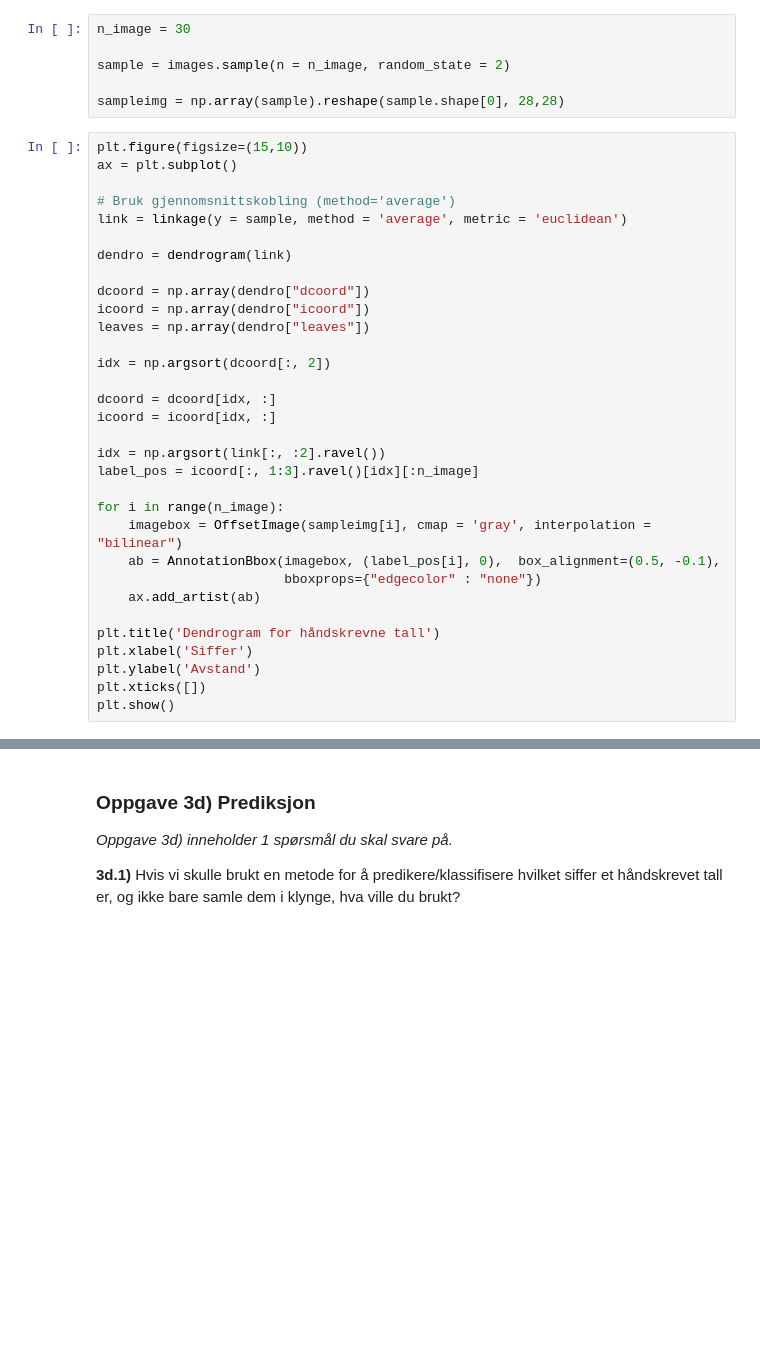
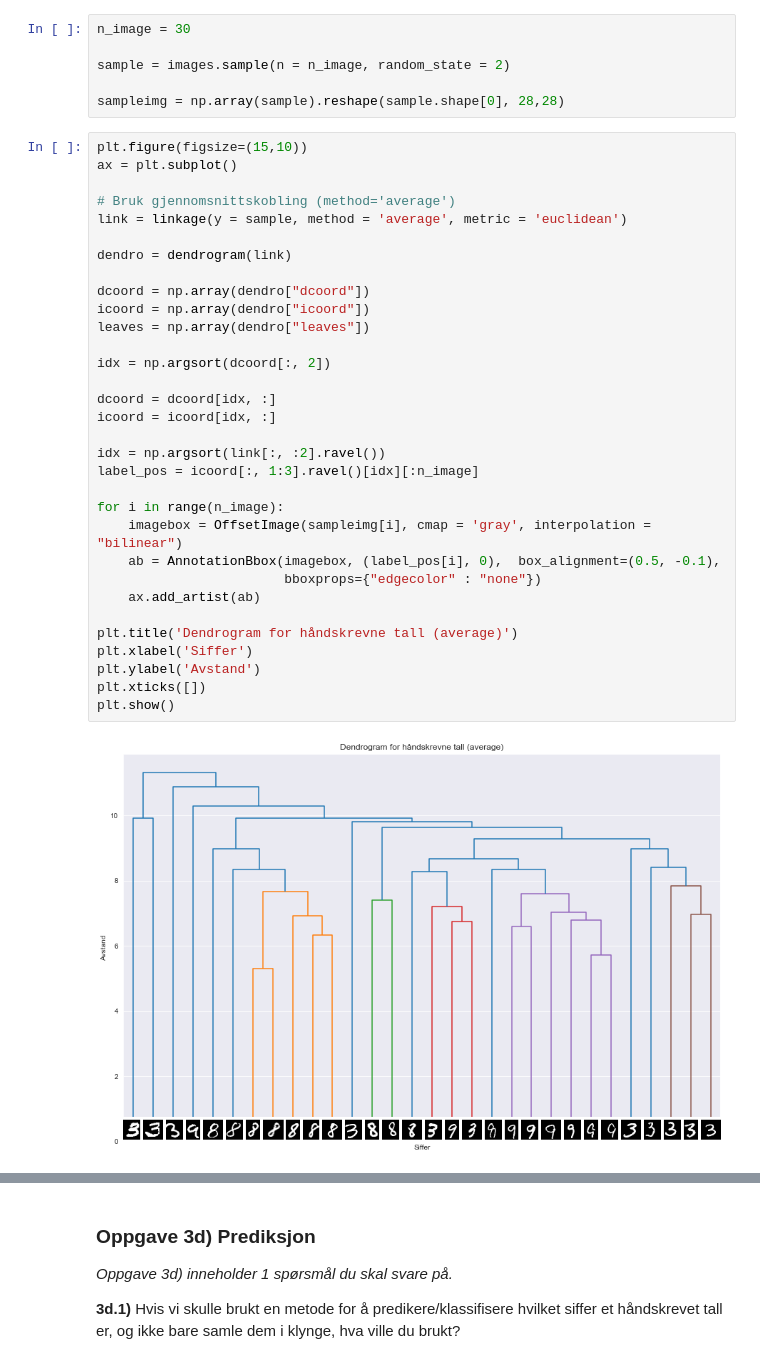
Before and after one commit to sagrimstad/ISTA1003_prosjekt, a Jupyter notebook: oppg3.ipynb, the cells around one changed output, grey strips where cells are left out. Drawn from its saved outputs; the diff is of its cells as text; blank space fills up the shorter version.

```diff
--- a/oppg3.ipynb
+++ b/oppg3.ipynb
@@ -198,33 +190,35 @@ sampleimg = np.array(sample).reshape(sample.shape[0], 28,28)
 plt.figure(figsize=(15,10))
 ax = plt.subplot()
 
 # Bruk gjennomsnittskobling (method='average')
 link = linkage(y = sample, method = 'average', metric = 'euclidean')
 
 dendro = dendrogram(link)
 
 dcoord = np.array(dendro["dcoord"])
 icoord = np.array(dendro["icoord"])
 leaves = np.array(dendro["leaves"])
 
 idx = np.argsort(dcoord[:, 2])
 
 dcoord = dcoord[idx, :]
 icoord = icoord[idx, :]
 
 idx = np.argsort(link[:, :2].ravel())
 label_pos = icoord[:, 1:3].ravel()[idx][:n_image]
 
 for i in range(n_image):
     imagebox = OffsetImage(sampleimg[i], cmap = 'gray', interpolation = "bilinear")
     ab = AnnotationBbox(imagebox, (label_pos[i], 0),  box_alignment=(0.5, -0.1),
                         bboxprops={"edgecolor" : "none"})
     ax.add_artist(ab)
 
-plt.title('Dendrogram for håndskrevne tall')
+plt.title('Dendrogram for håndskrevne tall (average)')
 plt.xlabel('Siffer')
 plt.ylabel('Avstand')
 plt.xticks([])
 plt.show()
+# %% [output]
+[figure, added]
 # %%
 # her kan du lage et nytt dendrogram med ny 'method' (kopier koden over)
```
Also changed, not shown: parts of 5 cells of this notebook, 1 other file.
